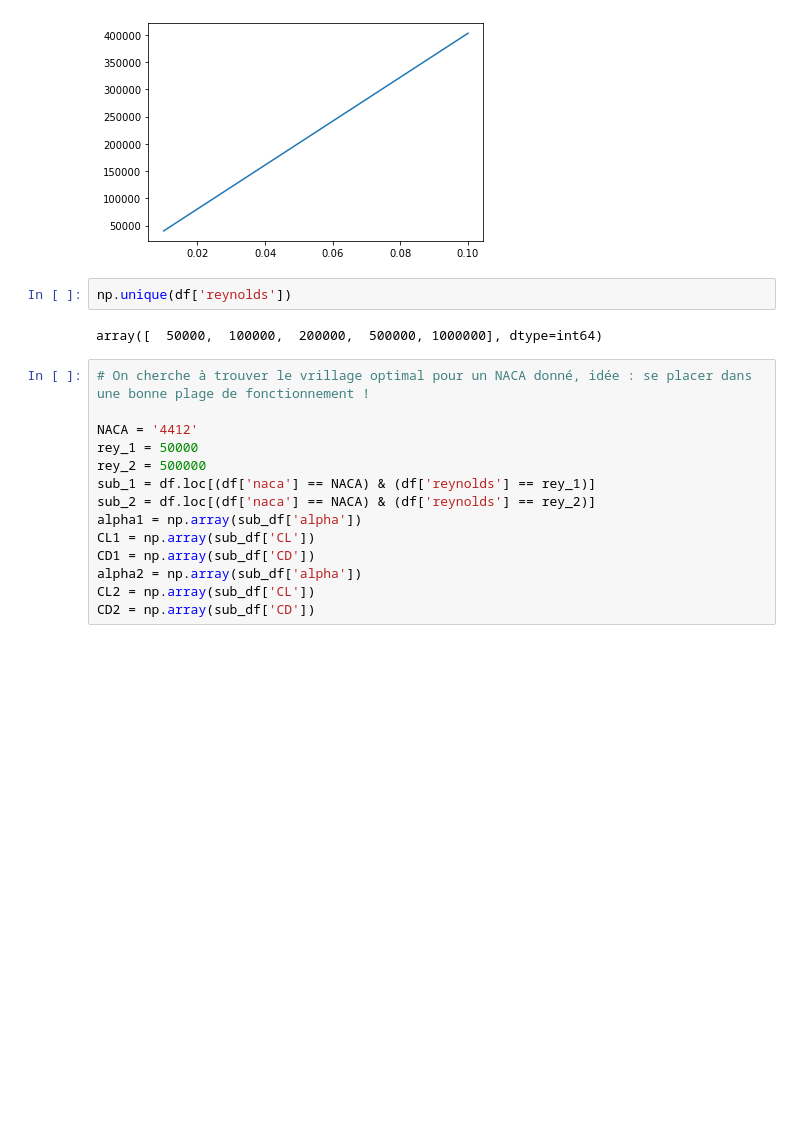
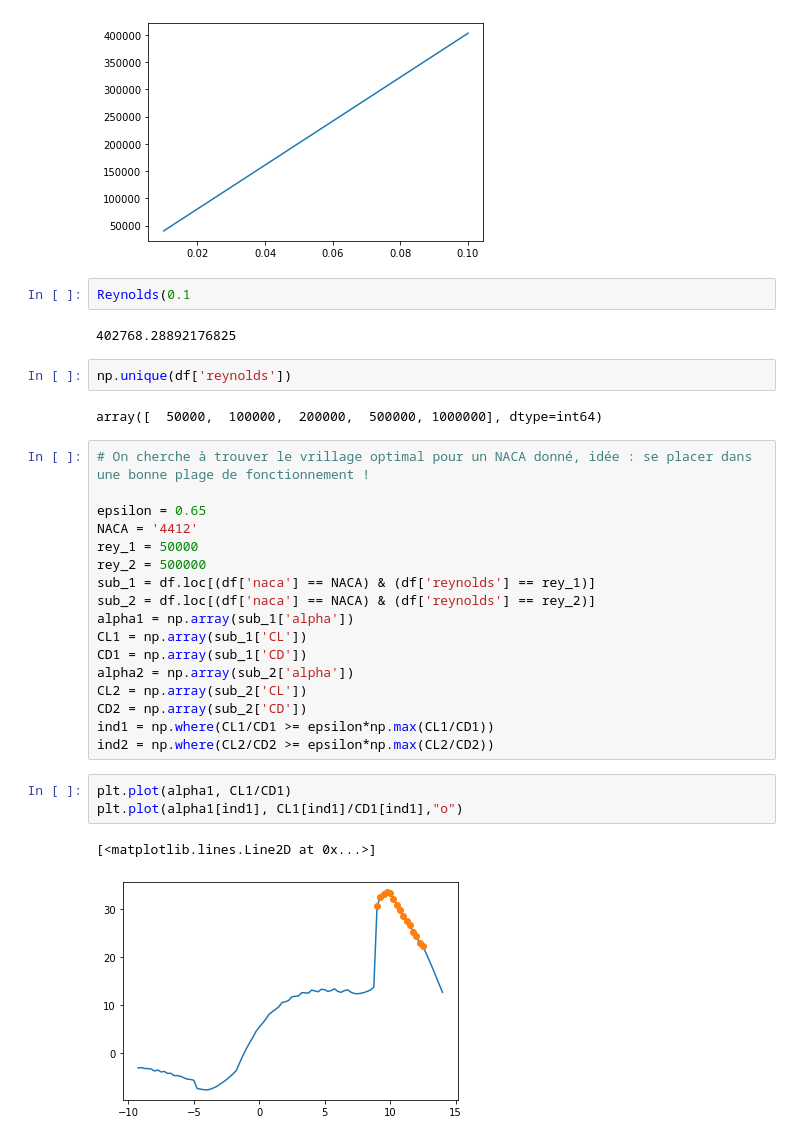
Before and after one commit to eliesls/Mecaero_Groupe3, a Jupyter notebook: Etude_stat.ipynb, the cells around one changed output. Saved outputs shown, nothing was run; the diff lists cells and outputs as text; blank space fills up the shorter version.

```diff
--- a/Etude_stat.ipynb
+++ b/Etude_stat.ipynb
@@ -220,6 +220,10 @@ plt.plot(X, Reynolds(X))
 # %% [output]
 [<matplotlib.lines.Line2D at 0x...>]
 [figure]
+# %%
+Reynolds(0.1
+# %% [output]
+402768.28892176825
 # %%
 np.unique(df['reynolds'])
 # %% [output]
@@ -227,15 +231,24 @@ array([  50000,  100000,  200000,  500000, 1000000], dtype=int64)
 # %%
 # On cherche à trouver le vrillage optimal pour un NACA donné, idée : se placer dans une bonne plage de fonctionnement !
 
+epsilon = 0.65
 NACA = '4412'
 rey_1 = 50000
 rey_2 = 500000
 sub_1 = df.loc[(df['naca'] == NACA) & (df['reynolds'] == rey_1)]
 sub_2 = df.loc[(df['naca'] == NACA) & (df['reynolds'] == rey_2)]
-alpha1 = np.array(sub_df['alpha'])
-CL1 = np.array(sub_df['CL'])
-CD1 = np.array(sub_df['CD'])
-alpha2 = np.array(sub_df['alpha'])
-CL2 = np.array(sub_df['CL'])
-CD2 = np.array(sub_df['CD'])
+alpha1 = np.array(sub_1['alpha'])
+CL1 = np.array(sub_1['CL'])
+CD1 = np.array(sub_1['CD'])
+alpha2 = np.array(sub_2['alpha'])
+CL2 = np.array(sub_2['CL'])
+CD2 = np.array(sub_2['CD'])
+ind1 = np.where(CL1/CD1 >= epsilon*np.max(CL1/CD1))
+ind2 = np.where(CL2/CD2 >= epsilon*np.max(CL2/CD2))
+# %%
+plt.plot(alpha1, CL1/CD1)
+plt.plot(alpha1[ind1], CL1[ind1]/CD1[ind1],"o")
+# %% [output]
+[<matplotlib.lines.Line2D at 0x...>]
+[figure, added]
 # %%
```
Also changed, not shown: parts of 6 cells of this notebook, 1 other file.
